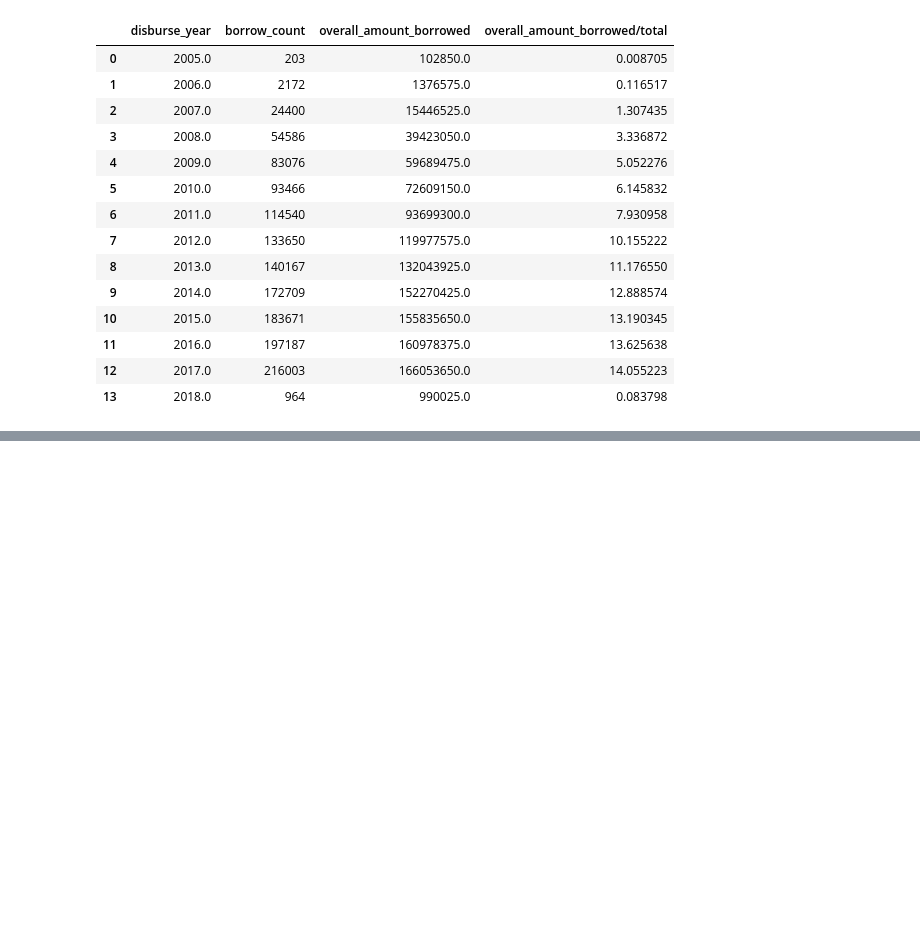
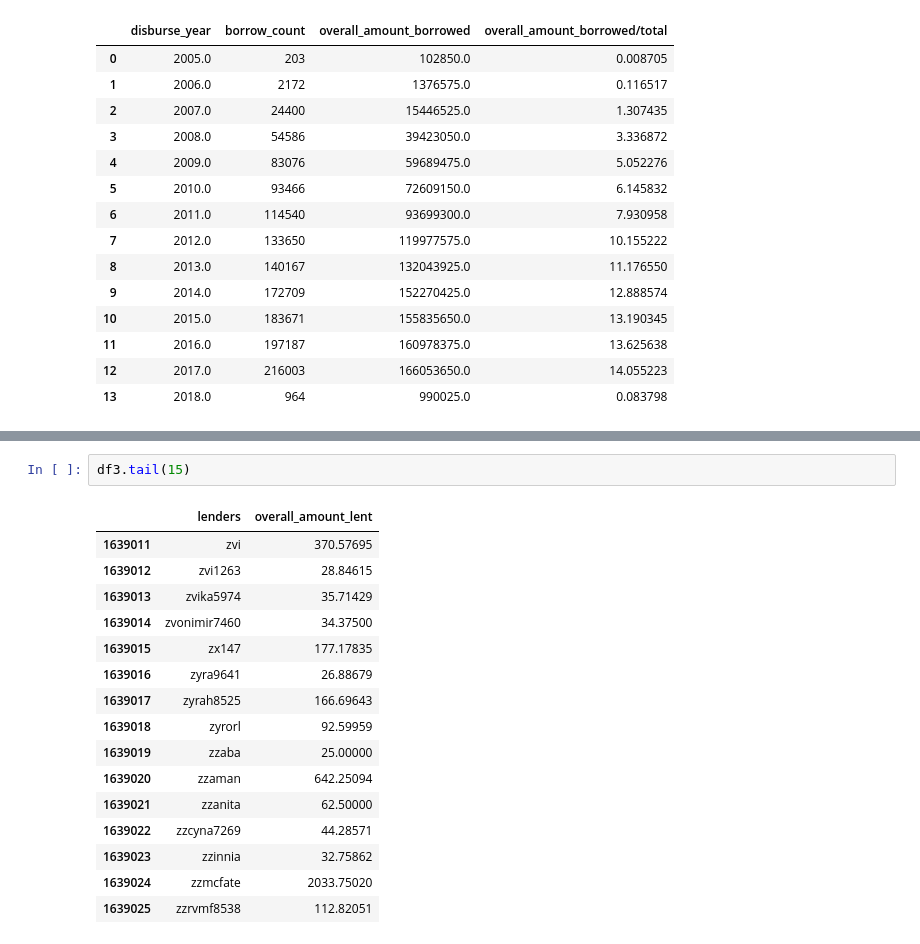
Before and after one commit to Lukpier/cs-project, a Jupyter notebook: kiva.ipynb, the cells around one changed output, grey strips where cells are left out. Drawn from its saved outputs; the diff is of its cells as text; blank space fills up the shorter version.

```diff
--- a/kiva.ipynb
+++ b/kiva.ipynb
@@ -238,0 +286,19 @@ Name: disburse_time, dtype: datetime64[ns]
+# %%
+df3.tail(15)
+# %% [output]
+|  | lenders | overall_amount_lent |
+| 1639011 | zvi | 370.57695 |
+| 1639012 | zvi1263 | 28.84615 |
+| 1639013 | zvika5974 | 35.71429 |
+| 1639014 | zvonimir7460 | 34.37500 |
+| 1639015 | zx147 | 177.17835 |
+| 1639016 | zyra9641 | 26.88679 |
+| 1639017 | zyrah8525 | 166.69643 |
+| 1639018 | zyrorl | 92.59959 |
+| 1639019 | zzaba | 25.00000 |
+| 1639020 | zzaman | 642.25094 |
+| 1639021 | zzanita | 62.50000 |
+| 1639022 | zzcyna7269 | 44.28571 |
+| 1639023 | zzinnia | 32.75862 |
+| 1639024 | zzmcfate | 2033.75020 |
+| 1639025 | zzrvmf8538 | 112.82051 |
```
Also changed, not shown: parts of 17 cells of this notebook.
